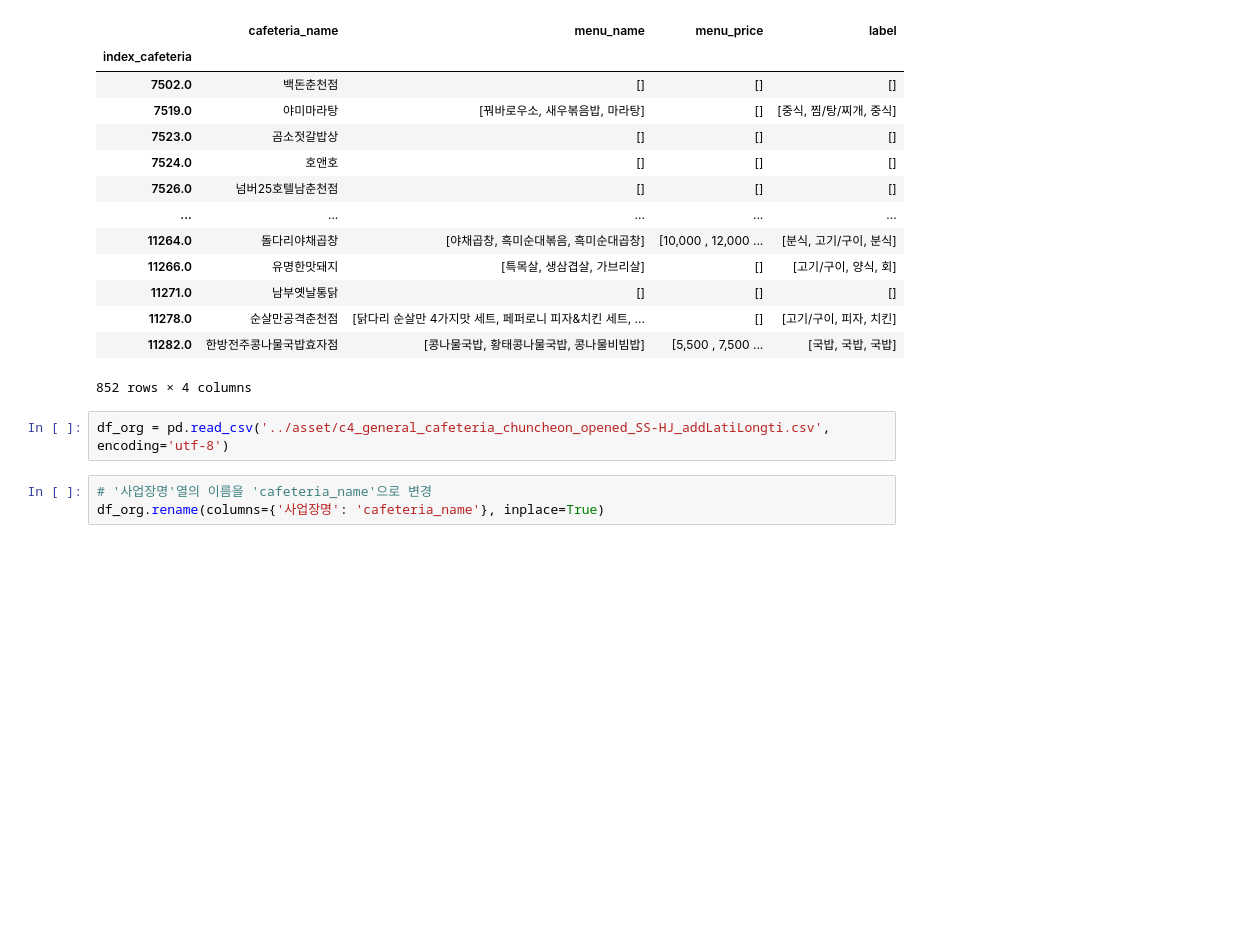
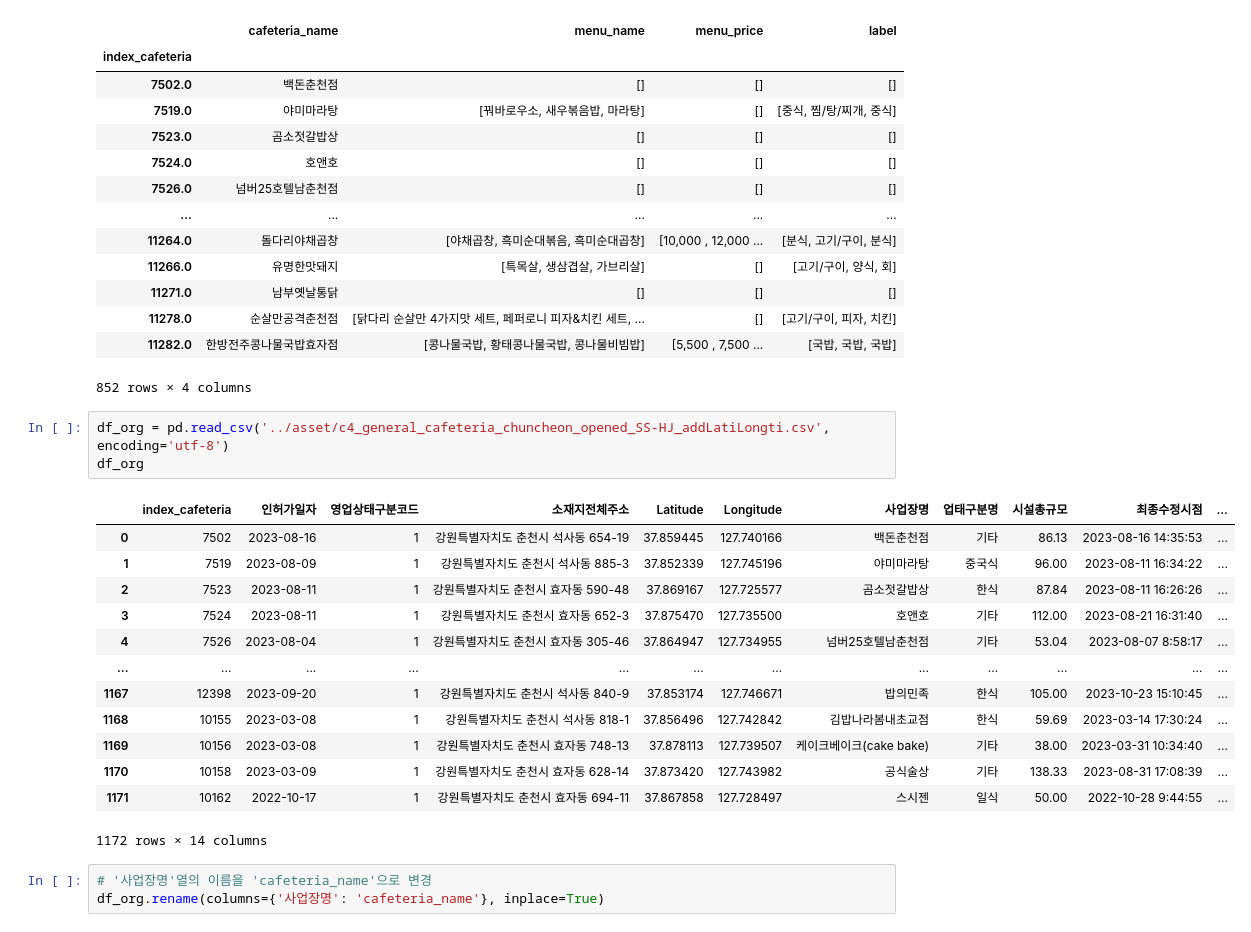
Before and after one commit to ChunCheonChuCheon/DATA, a Jupyter notebook: src/dataMerger.ipynb, the cells around one changed output. Cells and saved outputs as stored; diff of their text form; blank space fills up the shorter version.

```diff
--- a/src/dataMerger.ipynb
+++ b/src/dataMerger.ipynb
@@ -65,6 +77,21 @@ cleaned_grouped
 852 rows × 4 columns
 # %%
 df_org = pd.read_csv('../asset/c4_general_cafeteria_chuncheon_opened_SS-HJ_addLatiLongti.csv', encoding='utf-8')
+df_org
+# %% [output]
+|  | index_cafeteria | 인허가일자 | 영업상태구분코드 | 소재지전체주소 | Latitude | Longitude | 사업장명 | 업태구분명 | 시설총규모 | 최종수정시점 | ... |
+| 0 | 7502 | 2023-08-16 | 1 | 강원특별자치도 춘천시 석사동 654-19 | 37.859445 | 127.740166 | 백돈춘천점 | 기타 | 86.13 | 2023-08-16 14:35:53 | ... |
+| 1 | 7519 | 2023-08-09 | 1 | 강원특별자치도 춘천시 석사동 885-3 | 37.852339 | 127.745196 | 야미마라탕 | 중국식 | 96.00 | 2023-08-11 16:34:22 | ... |
+| 2 | 7523 | 2023-08-11 | 1 | 강원특별자치도 춘천시 효자동 590-48 | 37.869167 | 127.725577 | 곰소젓갈밥상 | 한식 | 87.84 | 2023-08-11 16:26:26 | ... |
+| 3 | 7524 | 2023-08-11 | 1 | 강원특별자치도 춘천시 효자동 652-3 | 37.875470 | 127.735500 | 호앤호 | 기타 | 112.00 | 2023-08-21 16:31:40 | ... |
+| 4 | 7526 | 2023-08-04 | 1 | 강원특별자치도 춘천시 효자동 305-46 | 37.864947 | 127.734955 | 넘버25호텔남춘천점 | 기타 | 53.04 | 2023-08-07 8:58:17 | ... |
+| ... | ... | ... | ... | ... | ... | ... | ... | ... | ... | ... | ... |
+| 1167 | 12398 | 2023-09-20 | 1 | 강원특별자치도 춘천시 석사동 840-9 | 37.853174 | 127.746671 | 밥의민족 | 한식 | 105.00 | 2023-10-23 15:10:45 | ... |
+| 1168 | 10155 | 2023-03-08 | 1 | 강원특별자치도 춘천시 석사동 818-1 | 37.856496 | 127.742842 | 김밥나라봄내초교점 | 한식 | 59.69 | 2023-03-14 17:30:24 | ... |
+| 1169 | 10156 | 2023-03-08 | 1 | 강원특별자치도 춘천시 효자동 748-13 | 37.878113 | 127.739507 | 케이크베이크(cake bake) | 기타 | 38.00 | 2023-03-31 10:34:40 | ... |
+| 1170 | 10158 | 2023-03-09 | 1 | 강원특별자치도 춘천시 효자동 628-14 | 37.873420 | 127.743982 | 공식술상 | 기타 | 138.33 | 2023-08-31 17:08:39 | ... |
+| 1171 | 10162 | 2022-10-17 | 1 | 강원특별자치도 춘천시 효자동 694-11 | 37.867858 | 127.728497 | 스시젠 | 일식 | 50.00 | 2022-10-28 9:44:55 | ... |
+1172 rows × 14 columns
 # %%
 # '사업장명'열의 이름을 'cafeteria_name'으로 변경
 df_org.rename(columns={'사업장명': 'cafeteria_name'}, inplace=True)
```
Also changed, not shown: parts of 5 cells of this notebook, 1 other file.
